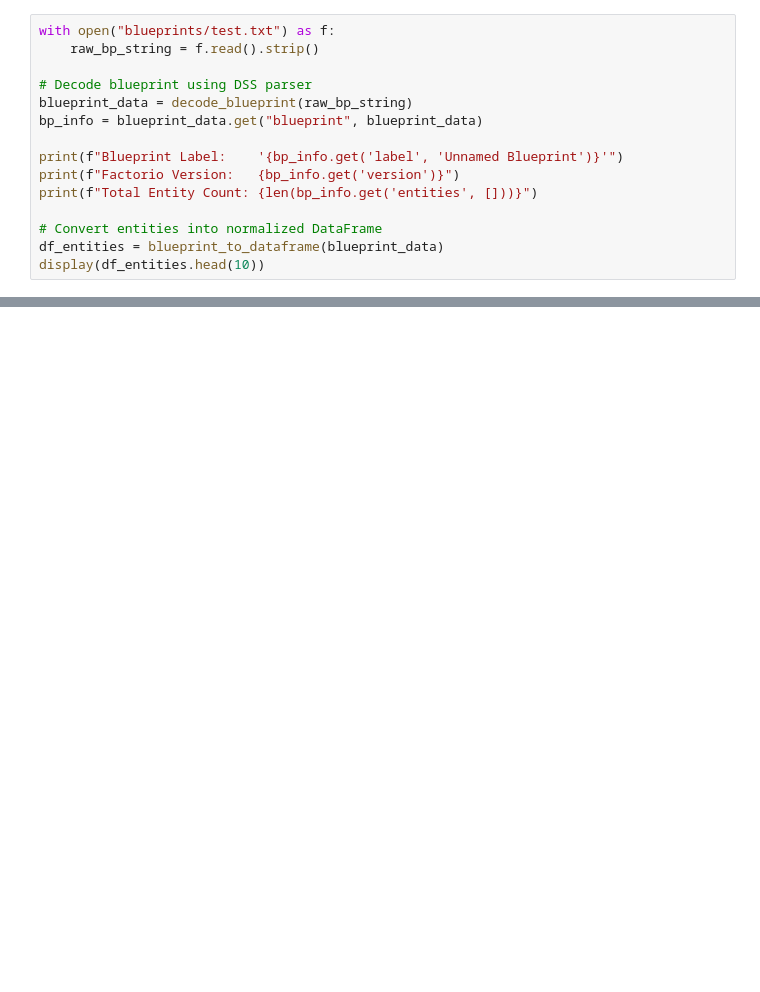
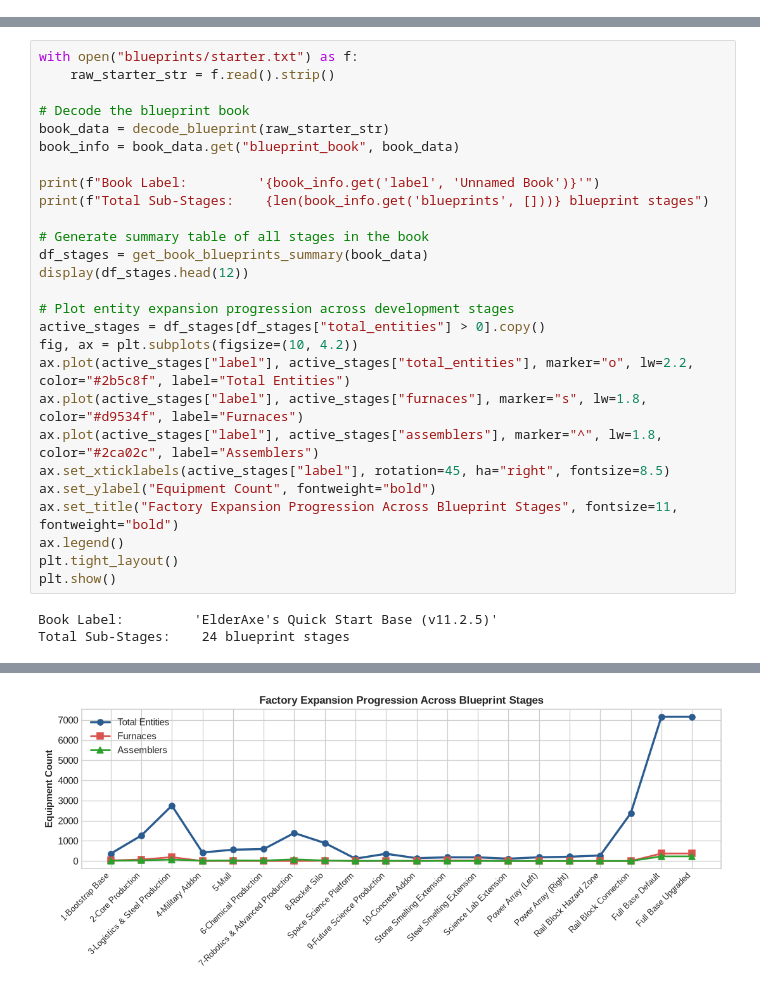
Before and after one commit to IncredibleZuess/FactorioProject, a Jupyter notebook: main.ipynb, the cells around one changed output, grey strips where cells are left out. Saved outputs shown, nothing was run; the diff lists cells and outputs as text; blank space fills up the shorter version.

```diff
--- a/main.ipynb
+++ b/main.ipynb
@@ -68,15 +0,0 @@ Below, we decode the provided `blueprints/test.txt` ("Basic Smelting" blueprint)
-# %%
-with open("blueprints/test.txt") as f:
-    raw_bp_string = f.read().strip()
-
-# Decode blueprint using DSS parser
-blueprint_data = decode_blueprint(raw_bp_string)
-bp_info = blueprint_data.get("blueprint", blueprint_data)
-
-print(f"Blueprint Label:    '{bp_info.get('label', 'Unnamed Blueprint')}'")
-print(f"Factorio Version:   {bp_info.get('version')}")
-print(f"Total Entity Count: {len(bp_info.get('entities', []))}")
-
-# Convert entities into normalized DataFrame
-df_entities = blueprint_to_dataframe(blueprint_data)
-display(df_entities.head(10))
@@ -667,0 +92,30 @@ Combining the analytical and simulation models yields concrete decision support
+# %%
+with open("blueprints/starter.txt") as f:
+    raw_starter_str = f.read().strip()
+
+# Decode the blueprint book
+book_data = decode_blueprint(raw_starter_str)
+book_info = book_data.get("blueprint_book", book_data)
+
+print(f"Book Label:         '{book_info.get('label', 'Unnamed Book')}'")
+print(f"Total Sub-Stages:    {len(book_info.get('blueprints', []))} blueprint stages")
+
+# Generate summary table of all stages in the book
+df_stages = get_book_blueprints_summary(book_data)
+display(df_stages.head(12))
+
+# Plot entity expansion progression across development stages
+active_stages = df_stages[df_stages["total_entities"] > 0].copy()
+fig, ax = plt.subplots(figsize=(10, 4.2))
+ax.plot(active_stages["label"], active_stages["total_entities"], marker="o", lw=2.2, color="#2b5c8f", label="Total Entities")
+ax.plot(active_stages["label"], active_stages["furnaces"], marker="s", lw=1.8, color="#d9534f", label="Furnaces")
+ax.plot(active_stages["label"], active_stages["assemblers"], marker="^", lw=1.8, color="#2ca02c", label="Assemblers")
+ax.set_xticklabels(active_stages["label"], rotation=45, ha="right", fontsize=8.5)
+ax.set_ylabel("Equipment Count", fontweight="bold")
+ax.set_title("Factory Expansion Progression Across Blueprint Stages", fontsize=11, fontweight="bold")
+ax.legend()
+plt.tight_layout()
+plt.show()
+# %% [output]
+Book Label:         'ElderAxe's Quick Start Base (v11.2.5)'
+Total Sub-Stages:    24 blueprint stages
@@ -667,0 +135 @@ Combining the analytical and simulation models yields concrete decision support
+[figure, added]
```
Also changed, not shown: parts of 62 cells of this notebook, 6 other files.
